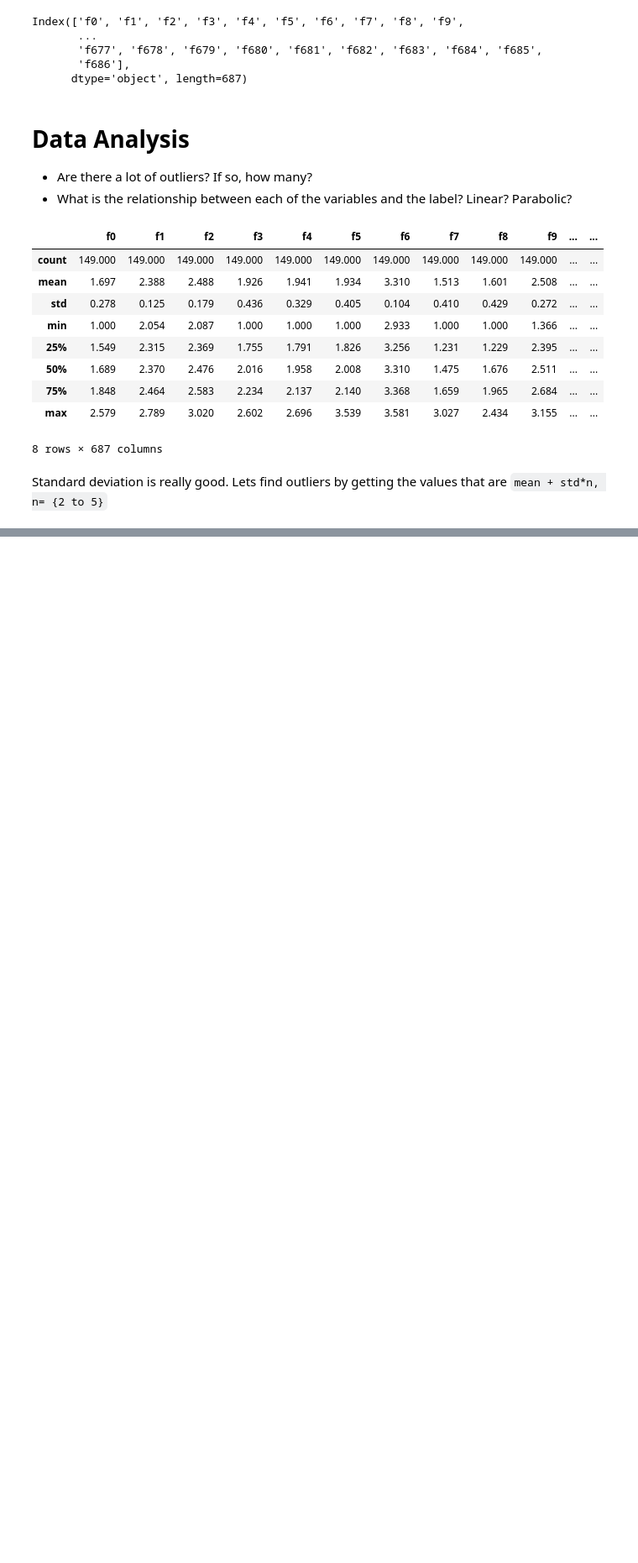
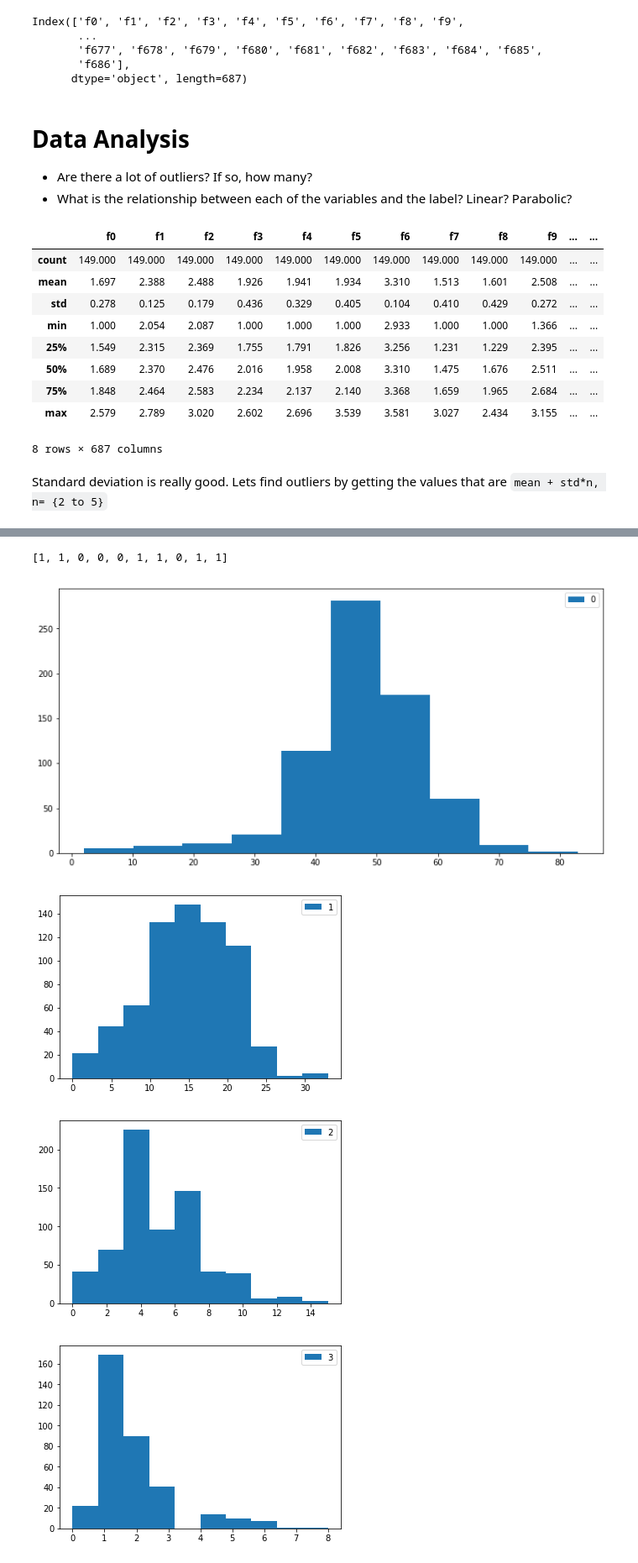
Before and after one commit to calebdre/Machine-Learning-Project, a Jupyter notebook: part1/explore.ipynb, the cells around one changed output, grey strips where cells are left out. Shown at 84% size. Saved outputs shown, nothing was run; the diff lists cells and outputs as text; code cells hidden in the pictures; blank space fills up the shorter version.

```diff
--- a/part1/explore.ipynb
+++ b/part1/explore.ipynb
@@ -256,0 +262,9 @@ for key in v:
+# %%
+std_dist = {}
+for key in v:
+    data = v[key]
+    for item in data:
+        if item[0] not in std_dist:
+            std_dist[item[0]] = [item[1]]
+        else:
+            std_dist[item[0]].append(item[1])
@@ -256,0 +274,15 @@ for key in v:
+# %%
+std_dist[-6]
+# %% [output]
+[1, 1, 0, 0, 0, 1, 1, 0, 1, 1]
+# %%
+plt.figure(figsize=(12,6))
+for category in std_dist:
+    plt.hist(std_dist[category], label=str(category))
+    plt.legend()
+    plt.show()
+# %% [output]
+[figure, added]
+[figure, added]
+[figure, added]
+[figure, added]
```
Also changed, not shown: parts of 10 cells of this notebook.
